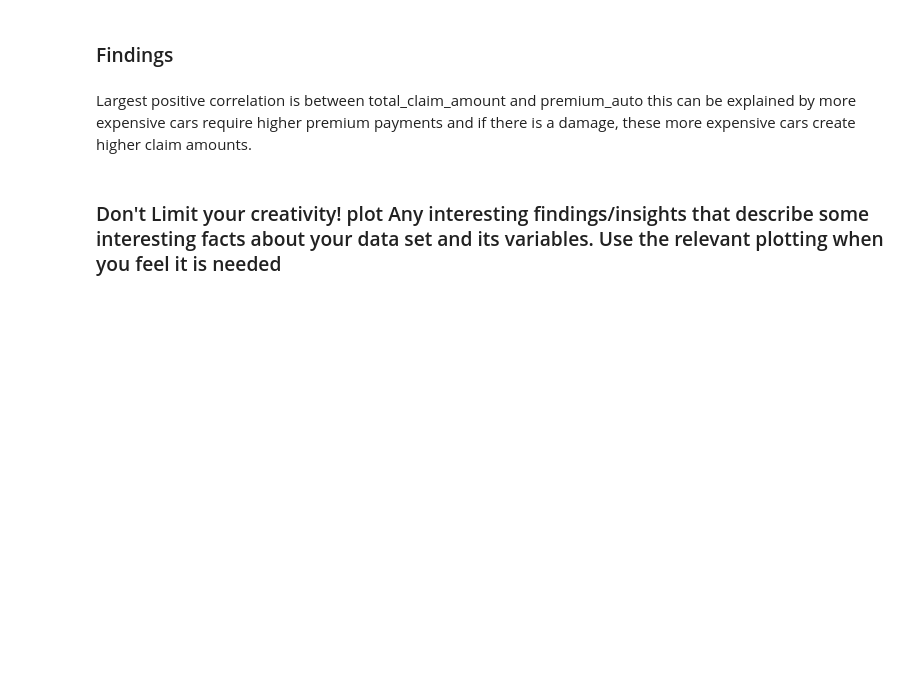
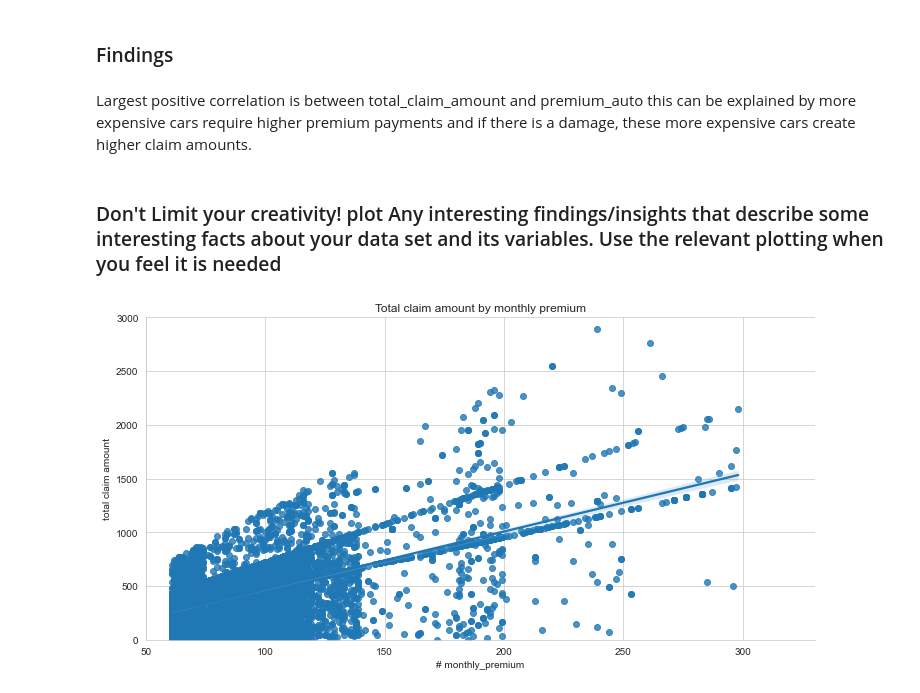
Before and after one commit to AlfredoSte/IronAlfred, a Jupyter notebook: LAB CustomerAnalysis Day9/Customer Analysis LAB Day 9.ipynb, the cells around one changed output. Drawn from its saved outputs; the diff is of its cells as text; code cells hidden in the pictures; blank space fills up the shorter version.

```diff
--- a/LAB CustomerAnalysis Day9/Customer Analysis LAB Day 9.ipynb
+++ b/LAB CustomerAnalysis Day9/Customer Analysis LAB Day 9.ipynb
@@ -483,0 +482,10 @@ and if there is a damage, these more expensive cars create higher claim amounts.
+# %%
+# as there was largest positiv correlation between month_prem_aut and total_claim
+
+sns.set_style("whitegrid")
+g = sns.lmplot(x="monthly_premium_auto", y="total_claim_amount",data=df3, aspect=2)
+g = (g.set_axis_labels("# monthly_premium","total claim amount").set(xlim=(50,330),ylim=(0,3000)))
+plt.title("Total claim amount by monthly premium")
+plt.show(g)
+# %% [output]
+[figure, added]
```
Also changed, not shown: parts of 1 cell of this notebook.
